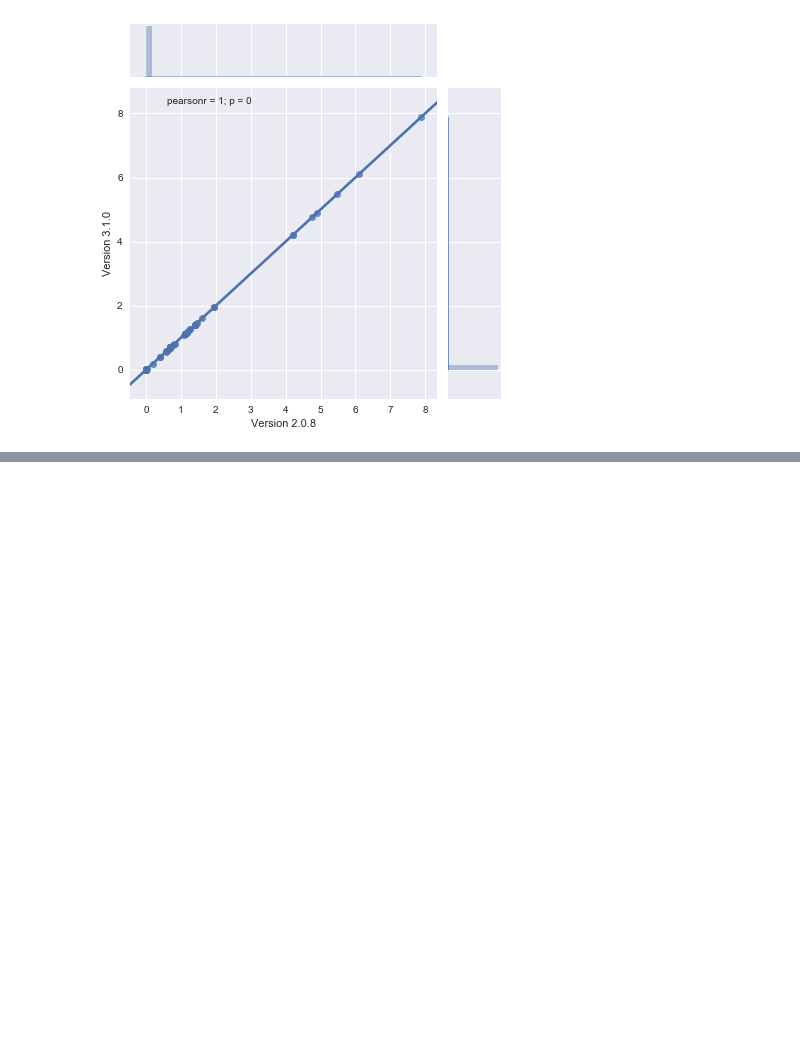
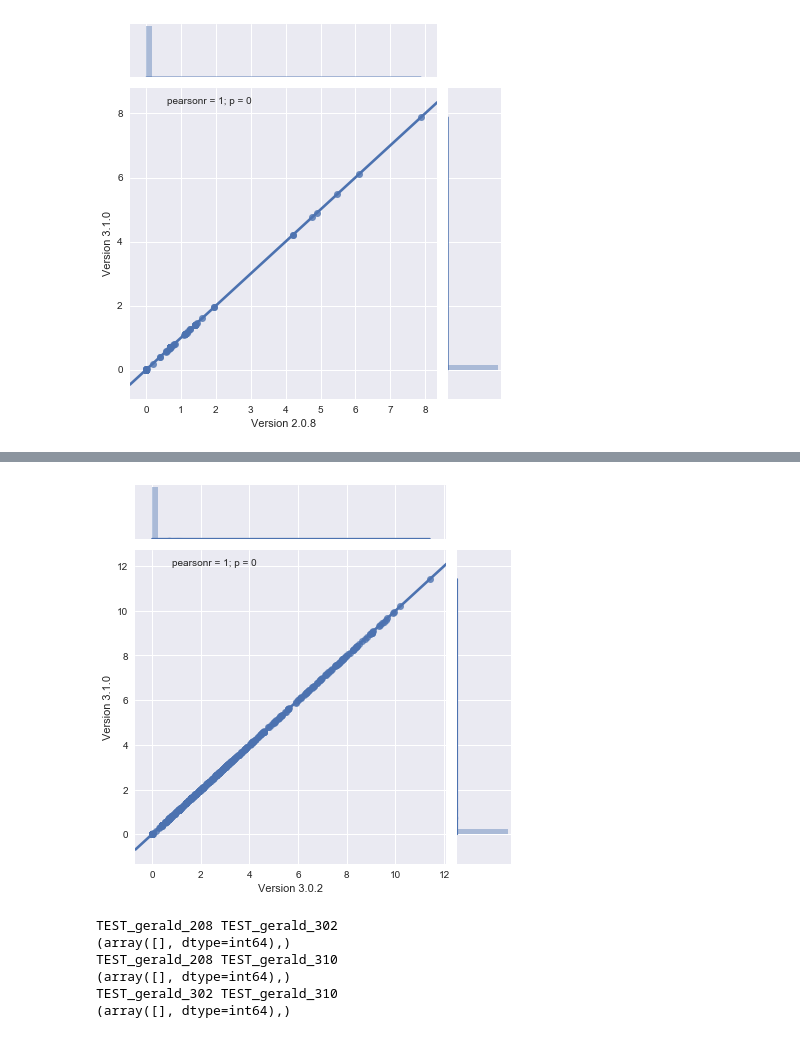
Before and after one commit to jvivian/ipython_notebooks, a Jupyter notebook: toil-rnaseq-version-concordance/Concordance Testing between toil-rnaseq versions.ipynb, the cells around one changed output, grey strips where cells are left out. Saved outputs shown, nothing was run; the diff lists cells and outputs as text; code cells hidden in the pictures; blank space fills up the shorter version.

```diff
--- a/toil-rnaseq-version-concordance/Concordance Testing between toil-rnaseq versions.ipynb
+++ b/toil-rnaseq-version-concordance/Concordance Testing between toil-rnaseq versions.ipynb
@@ -75,0 +112,21 @@ plt.ylabel('Version 3.1.0');
+# %%
+x = kallisto['TEST_gerald_302'].est_counts.apply(lambda x: np.log(x+1))
+y = kallisto['TEST_gerald_310'].est_counts.apply(lambda x: np.log(x+1))
+
+sns.jointplot(x, y, kind='reg')
+plt.xlabel('Version 3.0.2')
+plt.ylabel('Version 3.1.0');
+# %% [output]
+[figure, added]
+# %%
+for x, y in combinations(['TEST_gerald_208', 'TEST_gerald_302', 'TEST_gerald_310'], 2):
+    diff = np.array(rsem[x].expected_count) - np.array(rsem[y].expected_count)
+    print x, y
+    print np.nonzero(diff)
+# %% [output]
+TEST_gerald_208 TEST_gerald_302
+(array([], dtype=int64),)
+TEST_gerald_208 TEST_gerald_310
+(array([], dtype=int64),)
+TEST_gerald_302 TEST_gerald_310
+(array([], dtype=int64),)
```
Also changed, not shown: parts of 6 cells of this notebook, 46 other files.
